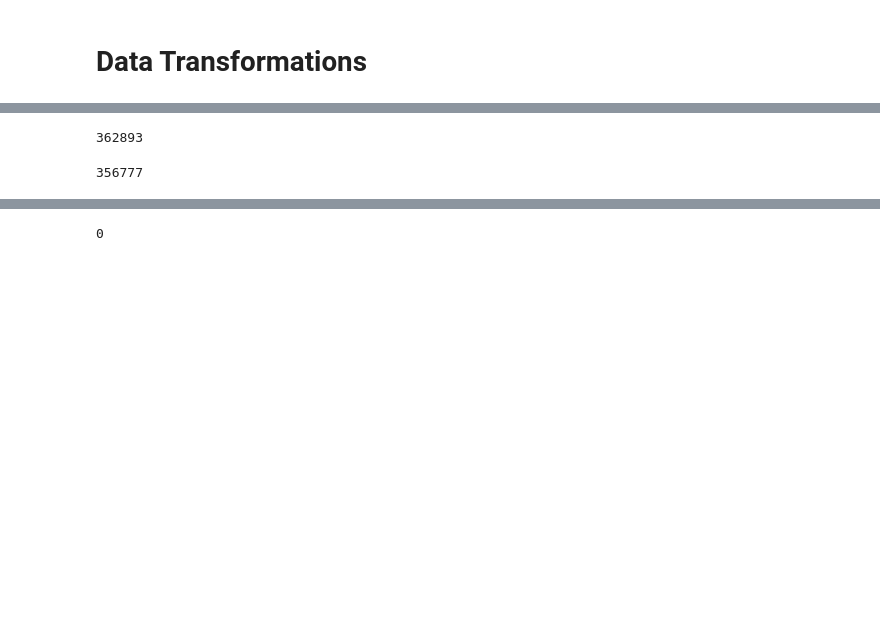
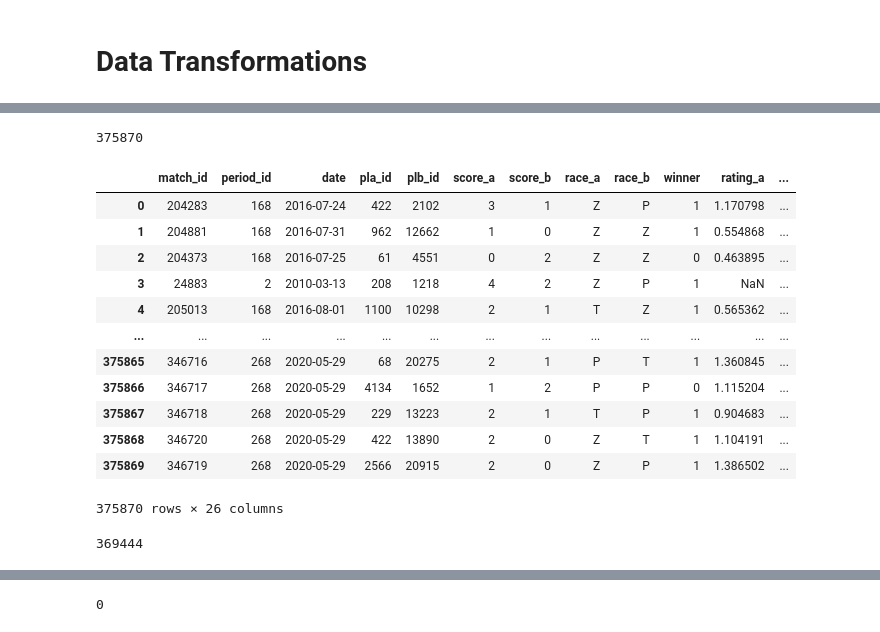
Before and after one commit to SpecCRA/sc2_tourney_sims, a Jupyter notebook: data_query_and_transforming.ipynb, the cells around one changed output, grey strips where cells are left out. Saved outputs shown, nothing was run; the diff lists cells and outputs as text; code cells hidden in the pictures; blank space fills up the shorter version.

```diff
--- a/data_query_and_transforming.ipynb
+++ b/data_query_and_transforming.ipynb
@@ -20,10 +23,10 @@ curr = con.cursor()
 # query matches data
 
 matches_query = """
-    SELECT id as match_id, period_id, pla_id, plb_id,
-    sca as score_a, scb as score_b, rca as race_a,
-    rcb as race_b
-    FROM MATCH
+    SELECT m.id as match_id, m.period_id, m.date,
+        m.pla_id, m.plb_id, m.sca as score_a, m.scb as score_b,
+        m.rca as race_a, m.rcb as race_b
+    FROM MATCH m
 """
 
 match_df = pd.read_sql_query(matches_query, db)
@@ -30,9 +42,11 @@ match_df = pd.read_sql_query(matches_query, db)
 # %%
 # query ratings data
 ratings_query = """
-    SELECT period_id, player_id, comp_rat, comp_rat_vp,
-    comp_rat_vt, comp_rat_vz, position, position_vp, position_vt,
-    position_vz
+    SELECT period_id, player_id, rating,
+        (rating + rating_vp) as rating_vp,
+        (rating + rating_vt) as rating_vt,
+        (rating + rating_vz) as rating_vz,
+        position, position_vp, position_vt, position_vz
     FROM RATING
     WHERE position IS NOT NULL
 """
@@ -82,3 +157,7 @@ match_df['winner'] = match_df.apply(
+# %%
+# Use previous period for rating and position columns
+# Subtract 1 from period_id in match_id
+match_df['period_id'] = match_df['period_id'] - 1
 # %%
 # merge appropriate ratings to match dataframe
 
@@ -95,10 +174,29 @@ match_df = pd.merge(match_df, ratings_df,
 # drop duplicate player ID columns
 drop_cols = ['player_id_a', 'player_id_b']
 match_df.drop(columns=drop_cols, inplace=True)
+# %%
+# reassign correct period for match
+match_df['period_id'] = match_df['period_id'] + 1
 # %%
 len(match_df)
 # %% [output]
-362893
+375870
+# %%
+match_df
+# %% [output]
+|  | match_id | period_id | date | pla_id | plb_id | score_a | score_b | race_a | race_b | winner | rating_a | ... |
+| 0 | 204283 | 168 | 2016-07-24 | 422 | 2102 | 3 | 1 | Z | P | 1 | 1.170798 | ... |
+| 1 | 204881 | 168 | 2016-07-31 | 962 | 12662 | 1 | 0 | Z | Z | 1 | 0.554868 | ... |
+| 2 | 204373 | 168 | 2016-07-25 | 61 | 4551 | 0 | 2 | Z | Z | 0 | 0.463895 | ... |
+| 3 | 24883 | 2 | 2010-03-13 | 208 | 1218 | 4 | 2 | Z | P | 1 | NaN | ... |
+| 4 | 205013 | 168 | 2016-08-01 | 1100 | 10298 | 2 | 1 | T | Z | 1 | 0.565362 | ... |
+| ... | ... | ... | ... | ... | ... | ... | ... | ... | ... | ... | ... | ... |
+| 375865 | 346716 | 268 | 2020-05-29 | 68 | 20275 | 2 | 1 | P | T | 1 | 1.360845 | ... |
+| 375866 | 346717 | 268 | 2020-05-29 | 4134 | 1652 | 1 | 2 | P | P | 0 | 1.115204 | ... |
+| 375867 | 346718 | 268 | 2020-05-29 | 229 | 13223 | 2 | 1 | T | P | 1 | 0.904683 | ... |
+| 375868 | 346720 | 268 | 2020-05-29 | 422 | 13890 | 2 | 0 | Z | T | 1 | 1.104191 | ... |
+| 375869 | 346719 | 268 | 2020-05-29 | 2566 | 20915 | 2 | 0 | Z | P | 1 | 1.386502 | ... |
+375870 rows × 26 columns
 # %%
 # remove randoms
 match_df = match_df[
@@ -108,7 +206,7 @@ match_df = match_df[
 # %%
 len(match_df)
 # %% [output]
-356777
+369444
 # %%
 # one hot encode player races
 pla_race = match_df['race_a']
```
Also changed, not shown: parts of 43 cells of this notebook, 8 other files.
